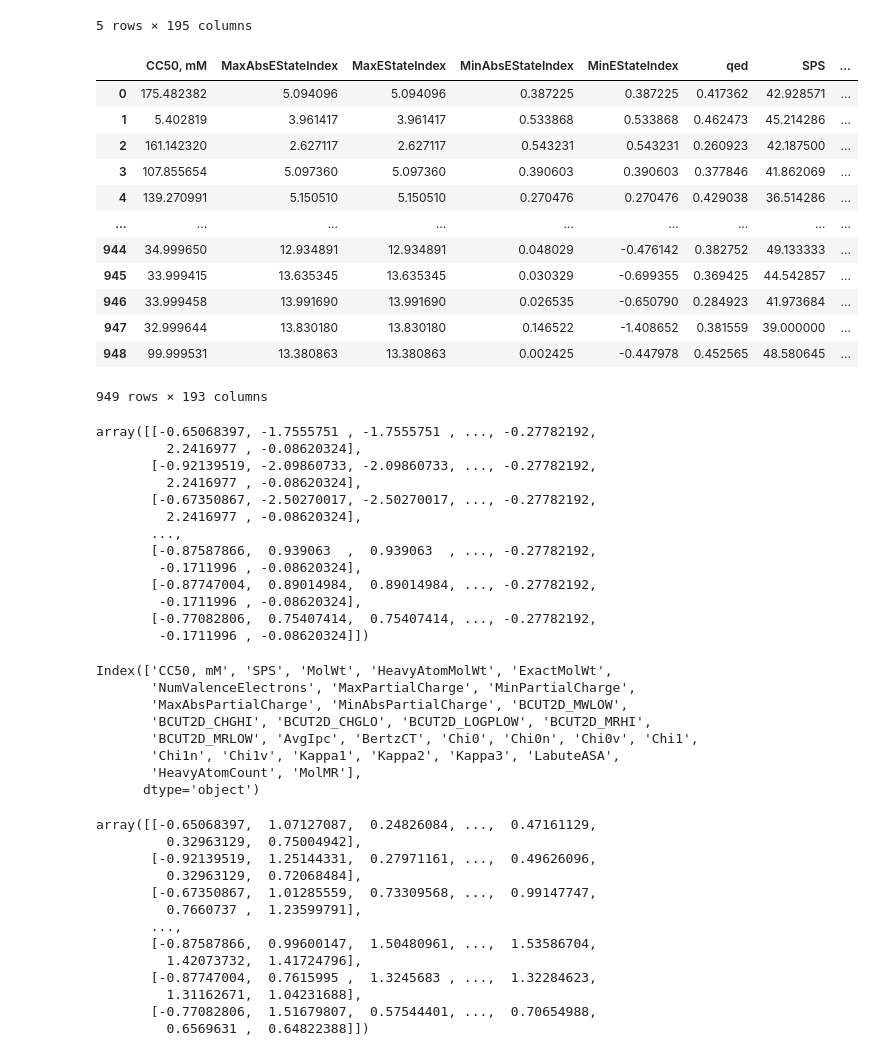
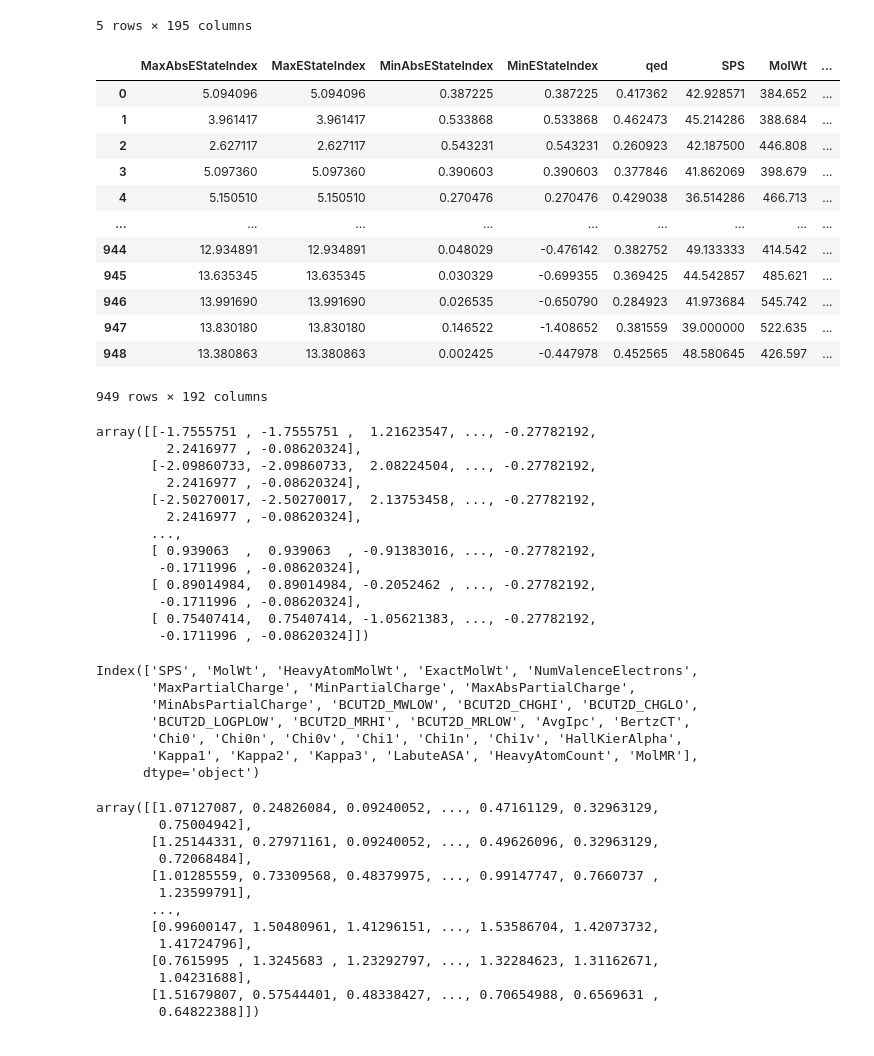
Before and after one commit to lobasfs/-ML-, a Jupyter notebook: Regression_CC50_LobasFS.ipynb, the cells around one changed output. Drawn from its saved outputs; the diff is of its cells as text; code cells hidden in the pictures.

```diff
--- a/Regression_CC50_LobasFS.ipynb
+++ b/Regression_CC50_LobasFS.ipynb
@@ -25,41 +25,41 @@ data.head()
 5 rows × 195 columns
 # %%
 # Разделяем данные на признаки и целевой столбец
-X = data.drop(['IC50, mM', 'SI'], axis=1)
+X = data.drop(['CC50, mM', 'SI','IC50, mM'], axis=1)
 y = np.log(data['CC50, mM'])
 X
 # %% [output]
-|  | CC50, mM | MaxAbsEStateIndex | MaxEStateIndex | MinAbsEStateIndex | MinEStateIndex | qed | SPS | ... |
-| 0 | 175.482382 | 5.094096 | 5.094096 | 0.387225 | 0.387225 | 0.417362 | 42.928571 | ... |
-| 1 | 5.402819 | 3.961417 | 3.961417 | 0.533868 | 0.533868 | 0.462473 | 45.214286 | ... |
-| 2 | 161.142320 | 2.627117 | 2.627117 | 0.543231 | 0.543231 | 0.260923 | 42.187500 | ... |
-| 3 | 107.855654 | 5.097360 | 5.097360 | 0.390603 | 0.390603 | 0.377846 | 41.862069 | ... |
-| 4 | 139.270991 | 5.150510 | 5.150510 | 0.270476 | 0.270476 | 0.429038 | 36.514286 | ... |
+|  | MaxAbsEStateIndex | MaxEStateIndex | MinAbsEStateIndex | MinEStateIndex | qed | SPS | MolWt | ... |
+| 0 | 5.094096 | 5.094096 | 0.387225 | 0.387225 | 0.417362 | 42.928571 | 384.652 | ... |
+| 1 | 3.961417 | 3.961417 | 0.533868 | 0.533868 | 0.462473 | 45.214286 | 388.684 | ... |
+| 2 | 2.627117 | 2.627117 | 0.543231 | 0.543231 | 0.260923 | 42.187500 | 446.808 | ... |
+| 3 | 5.097360 | 5.097360 | 0.390603 | 0.390603 | 0.377846 | 41.862069 | 398.679 | ... |
+| 4 | 5.150510 | 5.150510 | 0.270476 | 0.270476 | 0.429038 | 36.514286 | 466.713 | ... |
 | ... | ... | ... | ... | ... | ... | ... | ... | ... |
-| 944 | 34.999650 | 12.934891 | 12.934891 | 0.048029 | -0.476142 | 0.382752 | 49.133333 | ... |
-| 945 | 33.999415 | 13.635345 | 13.635345 | 0.030329 | -0.699355 | 0.369425 | 44.542857 | ... |
-| 946 | 33.999458 | 13.991690 | 13.991690 | 0.026535 | -0.650790 | 0.284923 | 41.973684 | ... |
-| 947 | 32.999644 | 13.830180 | 13.830180 | 0.146522 | -1.408652 | 0.381559 | 39.000000 | ... |
-| 948 | 99.999531 | 13.380863 | 13.380863 | 0.002425 | -0.447978 | 0.452565 | 48.580645 | ... |
+| 944 | 12.934891 | 12.934891 | 0.048029 | -0.476142 | 0.382752 | 49.133333 | 414.542 | ... |
+| 945 | 13.635345 | 13.635345 | 0.030329 | -0.699355 | 0.369425 | 44.542857 | 485.621 | ... |
+| 946 | 13.991690 | 13.991690 | 0.026535 | -0.650790 | 0.284923 | 41.973684 | 545.742 | ... |
+| 947 | 13.830180 | 13.830180 | 0.146522 | -1.408652 | 0.381559 | 39.000000 | 522.635 | ... |
+| 948 | 13.380863 | 13.380863 | 0.002425 | -0.447978 | 0.452565 | 48.580645 | 426.597 | ... |
-949 rows × 193 columns
+949 rows × 192 columns
 # %%
 # Проводим стандартизацию признаков
 scales = StandardScaler()
 X_scaled = scales.fit_transform(X)
 X_scaled
 # %% [output]
-array([[-0.65068397, -1.7555751 , -1.7555751 , ..., -0.27782192,
+array([[-1.7555751 , -1.7555751 ,  1.21623547, ..., -0.27782192,
          2.2416977 , -0.08620324],
-       [-0.92139519, -2.09860733, -2.09860733, ..., -0.27782192,
+       [-2.09860733, -2.09860733,  2.08224504, ..., -0.27782192,
          2.2416977 , -0.08620324],
-       [-0.67350867, -2.50270017, -2.50270017, ..., -0.27782192,
+       [-2.50270017, -2.50270017,  2.13753458, ..., -0.27782192,
          2.2416977 , -0.08620324],
        ...,
-       [-0.87587866,  0.939063  ,  0.939063  , ..., -0.27782192,
+       [ 0.939063  ,  0.939063  , -0.91383016, ..., -0.27782192,
         -0.1711996 , -0.08620324],
-       [-0.87747004,  0.89014984,  0.89014984, ..., -0.27782192,
+       [ 0.89014984,  0.89014984, -0.2052462 , ..., -0.27782192,
         -0.1711996 , -0.08620324],
-       [-0.77082806,  0.75407414,  0.75407414, ..., -0.27782192,
+       [ 0.75407414,  0.75407414, -1.05621383, ..., -0.27782192,
         -0.1711996 , -0.08620324]])
 # %%
 # Отбор 30 лучших признаков по mutual_info, для понижения размерности ускорения обучения
@@ -68,30 +68,29 @@ X_selected = selector.fit_transform(X_scaled, y)
 selected_feature_names = X.columns[selector.get_support()]
 selected_feature_names
 # %% [output]
-Index(['CC50, mM', 'SPS', 'MolWt', 'HeavyAtomMolWt', 'ExactMolWt',
-       'NumValenceElectrons', 'MaxPartialCharge', 'MinPartialCharge',
-       'MaxAbsPartialCharge', 'MinAbsPartialCharge', 'BCUT2D_MWLOW',
-       'BCUT2D_CHGHI', 'BCUT2D_CHGLO', 'BCUT2D_LOGPLOW', 'BCUT2D_MRHI',
-       'BCUT2D_MRLOW', 'AvgIpc', 'BertzCT', 'Chi0', 'Chi0n', 'Chi0v', 'Chi1',
-       'Chi1n', 'Chi1v', 'Kappa1', 'Kappa2', 'Kappa3', 'LabuteASA',
-       'HeavyAtomCount', 'MolMR'],
+Index(['SPS', 'MolWt', 'HeavyAtomMolWt', 'ExactMolWt', 'NumValenceElectrons',
+       'MaxPartialCharge', 'MinPartialCharge', 'MaxAbsPartialCharge',
+       'MinAbsPartialCharge', 'BCUT2D_MWLOW', 'BCUT2D_CHGHI', 'BCUT2D_CHGLO',
+       'BCUT2D_LOGPLOW', 'BCUT2D_MRHI', 'BCUT2D_MRLOW', 'AvgIpc', 'BertzCT',
+       'Chi0', 'Chi0n', 'Chi0v', 'Chi1', 'Chi1n', 'Chi1v', 'HallKierAlpha',
+       'Kappa1', 'Kappa2', 'Kappa3', 'LabuteASA', 'HeavyAtomCount', 'MolMR'],
       dtype='object')
 # %%
 X_selected
 # %% [output]
-array([[-0.65068397,  1.07127087,  0.24826084, ...,  0.47161129,
-         0.32963129,  0.75004942],
-       [-0.92139519,  1.25144331,  0.27971161, ...,  0.49626096,
-         0.32963129,  0.72068484],
-       [-0.67350867,  1.01285559,  0.73309568, ...,  0.99147747,
-         0.7660737 ,  1.23599791],
+array([[1.07127087, 0.24826084, 0.09240052, ..., 0.47161129, 0.32963129,
+        0.75004942],
+       [1.25144331, 0.27971161, 0.09240052, ..., 0.49626096, 0.32963129,
+        0.72068484],
+       [1.01285559, 0.73309568, 0.48379975, ..., 0.99147747, 0.7660737 ,
+        1.23599791],
        ...,
-       [-0.87587866,  0.99600147,  1.50480961, ...,  1.53586704,
-         1.42073732,  1.41724796],
-       [-0.87747004,  0.7615995 ,  1.3245683 , ...,  1.32284623,
-         1.31162671,  1.04231688],
-       [-0.77082806,  1.51679807,  0.57544401, ...,  0.70654988,
-         0.6569631 ,  0.64822388]])
+       [0.99600147, 1.50480961, 1.41296151, ..., 1.53586704, 1.42073732,
+        1.41724796],
+       [0.7615995 , 1.3245683 , 1.23292797, ..., 1.32284623, 1.31162671,
+        1.04231688],
+       [1.51679807, 0.57544401, 0.48338427, ..., 0.70654988, 0.6569631 ,
+        0.64822388]])
 # %%
 # Разделим данные на обучающую и тестовую выборки
 X_train, X_test, y_train, y_test = train_test_split(X_selected, y, test_size=0.2, random_state=42)
```
Also changed, not shown: parts of 3 cells of this notebook.
